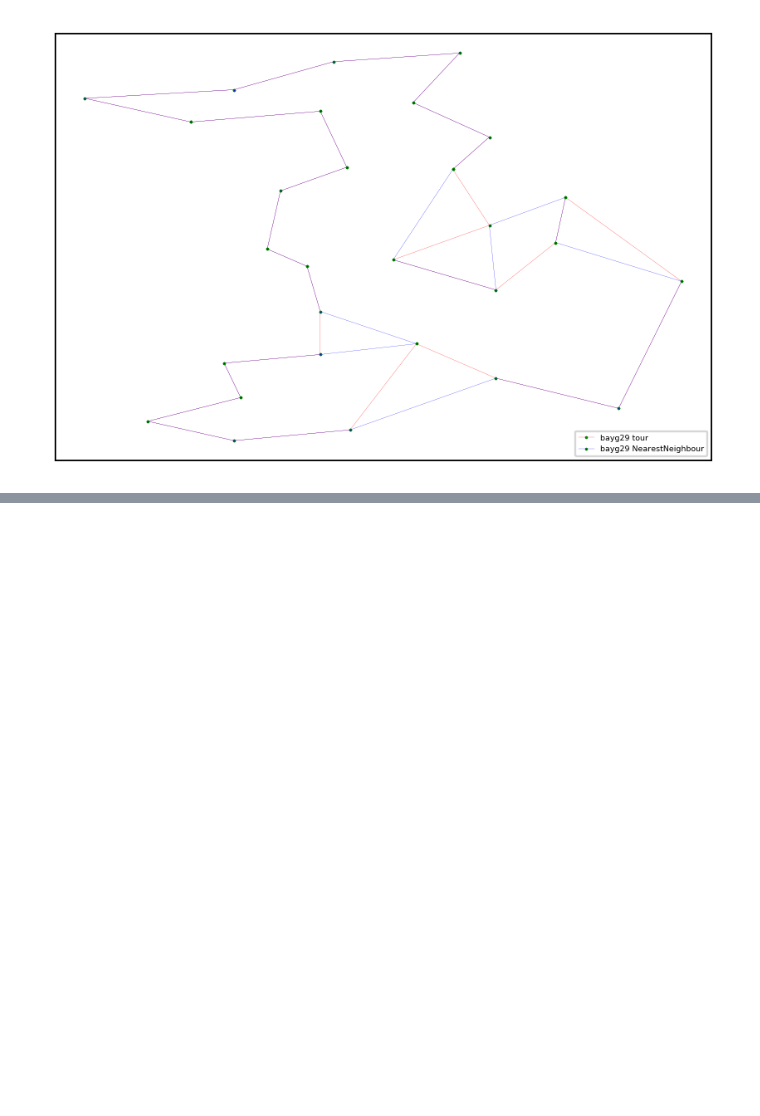
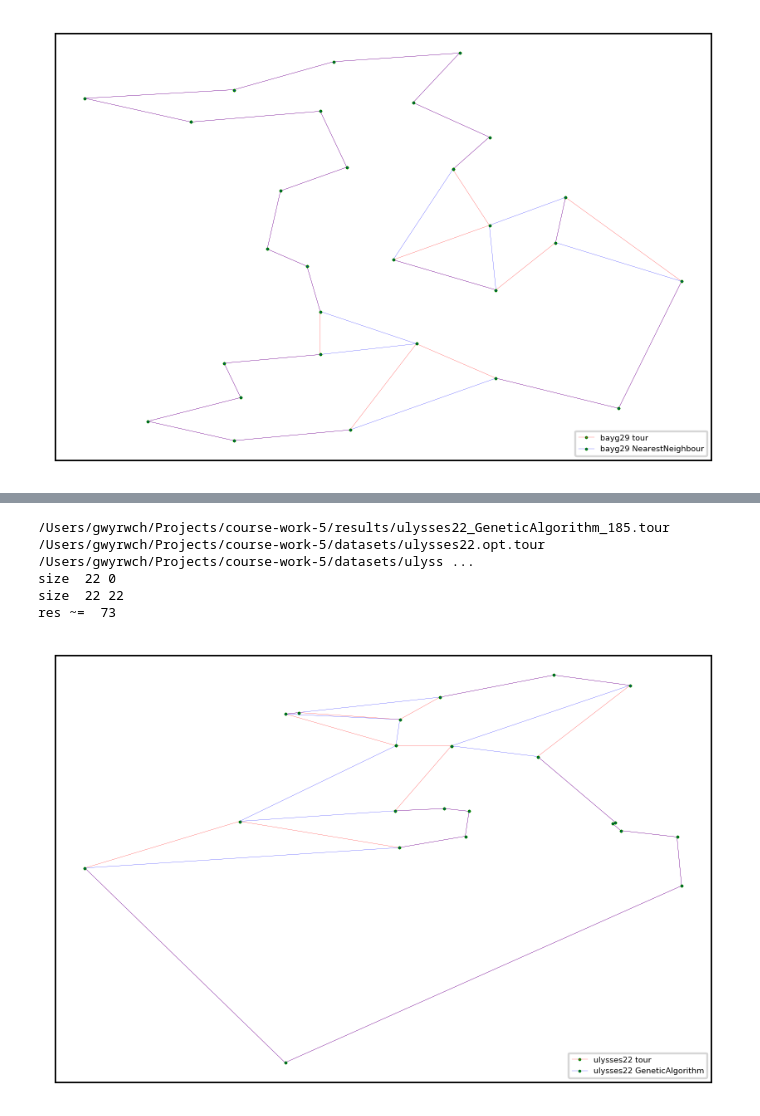
Before and after one commit to gwyrwch/travelling-salesman, a Jupyter notebook: research.ipynb, the cells around one changed output, grey strips where cells are left out. Cells and saved outputs as stored; diff of their text form; code cells hidden in the pictures; blank space fills up the shorter version.

```diff
--- a/research.ipynb
+++ b/research.ipynb
@@ -467,3 +499,9 @@ plot_tour_by_testname_and_solution('pr2392', 'GeneticAlgorithm')
 # %%
-plot_tour_by_testname_and_solution('ulysses16', 'GeneticAlgorithm')
+plot_tour_by_testname_and_solution('ulysses22', 'GeneticAlgorithm')
+# %% [output]
+/Users/gwyrwch/Projects/course-work-5/results/ulysses22_GeneticAlgorithm_185.tour /Users/gwyrwch/Projects/course-work-5/datasets/ulysses22.opt.tour /Users/gwyrwch/Projects/course-work-5/datasets/ulyss ...
+size  22 0
+size  22 22
+res ~=  73
+[figure, added]
 # %%
```
Also changed, not shown: parts of 13 cells of this notebook, 6 other files.
